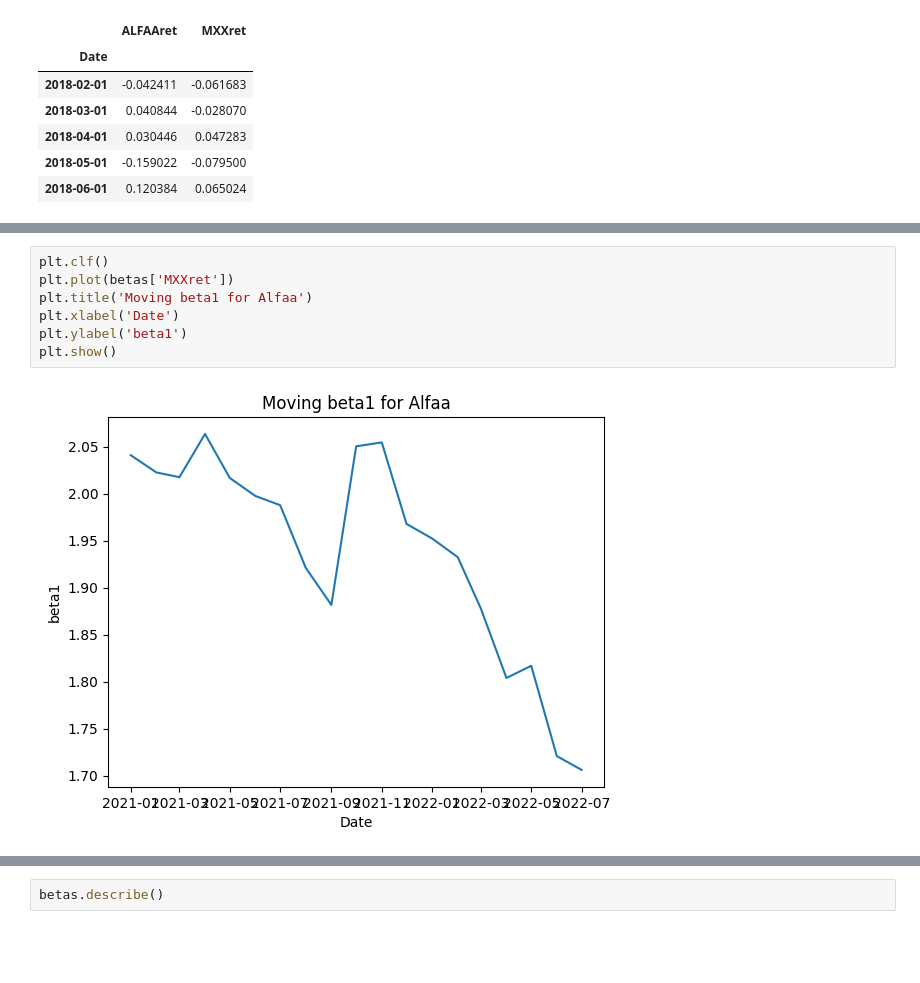
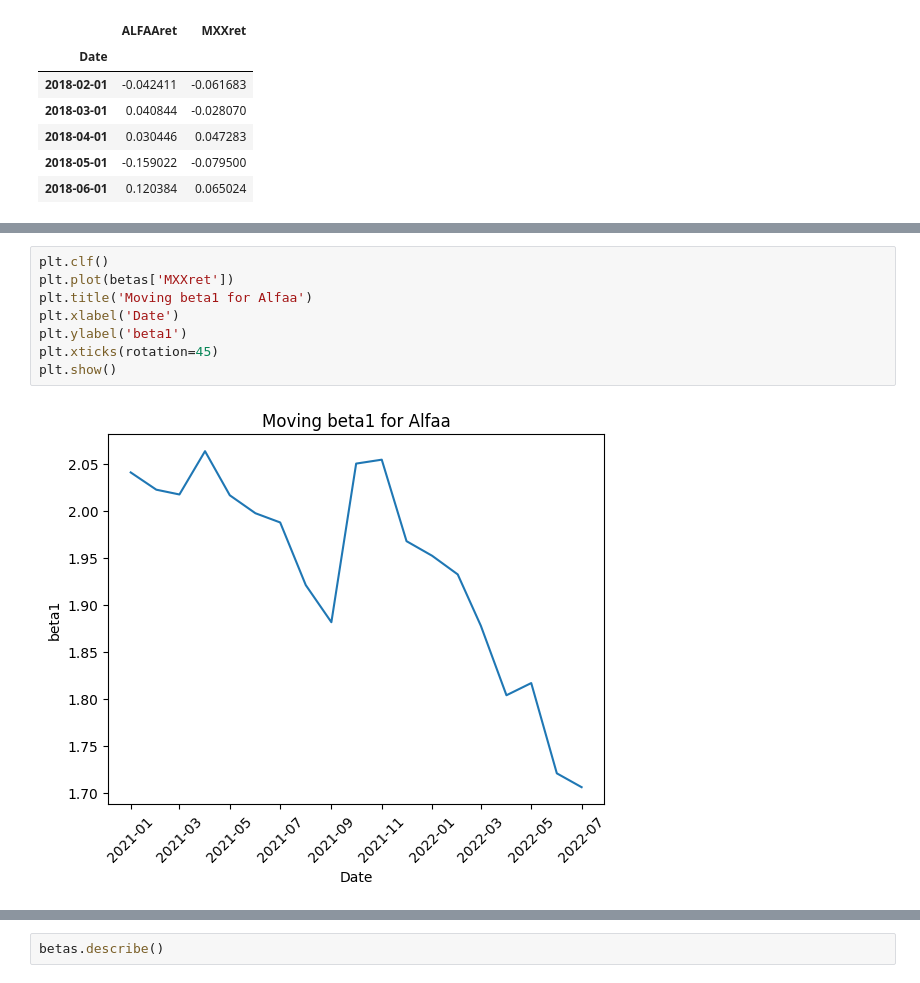
Before and after one commit to Jaime-prog/Statistics_Data_Science_TC3006C, a Jupyter notebook: Workshops/Workshop4_JaimeLopez.ipynb, the cells around one changed output, grey strips where cells are left out. Cells and saved outputs as stored; diff of their text form; blank space fills up the shorter version.

```diff
--- a/Workshops/Workshop4_JaimeLopez.ipynb
+++ b/Workshops/Workshop4_JaimeLopez.ipynb
@@ -262,12 +269,13 @@ betas.tail()
 # %%
 plt.clf()
 plt.plot(betas['MXXret'])
 plt.title('Moving beta1 for Alfaa')
 plt.xlabel('Date')
 plt.ylabel('beta1')
+plt.xticks(rotation=45)
 plt.show()
 # %% [output]
-[figure, old version]
+[figure, new version]
 # %%
 plt.clf()
 plt.plot(betas['const'])
```
Also changed, not shown: parts of 7 cells of this notebook.
